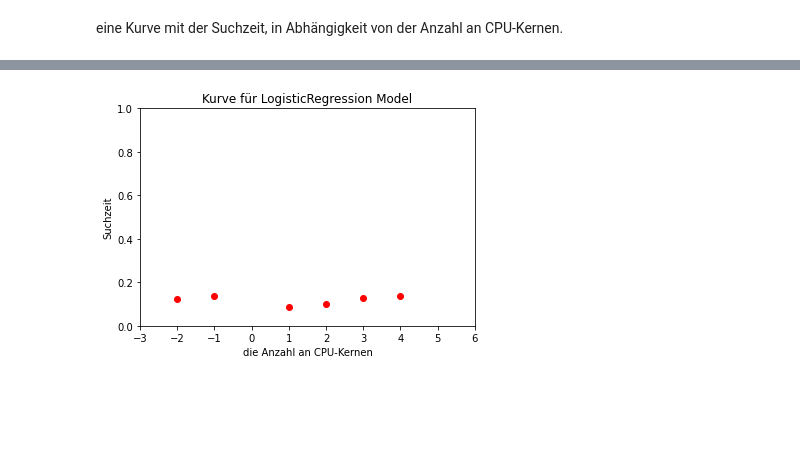
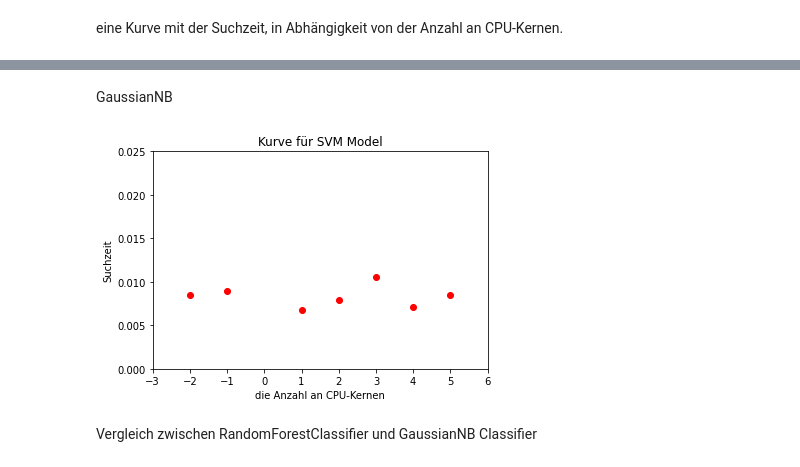
Before and after one commit to zekssmy/lookatme, a Jupyter notebook: E1/solutions/A6.ipynb, the cells around one changed output, grey strips where cells are left out. Saved outputs shown, nothing was run; the diff lists cells and outputs as text; code cells hidden in the pictures; blank space fills up the shorter version.

```diff
--- a/E1/solutions/A6.ipynb
+++ b/E1/solutions/A6.ipynb
@@ -18,7 +18,7 @@ from joblib import Parallel
 # %%
 # import data
 
-rice_df = pd.read_excel ('../dataset/Rice_Cammeo_Osmancik.xlsx')
+rice_df = pd.read_excel ('/Users/lenajd/Documents/python_work/Praktikum/Ex1/Rice_Dataset_Commeo_and_Osmancik/Rice_Cammeo_Osmancik.xlsx')
 # %% [markdown]
 Die Beschreibung des Datensatzes lautet wie folgt:
 # %%
@@ -522,17 +520,23 @@ plt.show()
+# %% [markdown]
+GaussianNB
 # %%
+# GaussianNB kann sehr schnell laufen
+
 fig, ax = plt.subplots()
-plt.title('Kurve für LogisticRegression Model')
+plt.title('Kurve für SVM Model')
 plt.xlabel('die Anzahl an CPU-Kernen')
 plt.ylabel('Suchzeit')
-ax.set(xlim = (-3, 6), ylim=(0, 1))
+ax.set(xlim = (-3, 6), ylim = (0, 0.025))
 
 i = -2
-for i in range(-2, 5):
+for i in range(-2, 6):
     if i == 0:
         continue
-    clf2 = GridSearchCV(estimator = svm.SVC(), param_grid = {}, n_jobs = i).fit(X_train, y_train)
+    clf2 = GridSearchCV(estimator = GaussianNB(), param_grid = {}, n_jobs = i).fit(X_train, y_train)
     results2 = pd.DataFrame(clf2.cv_results_).mean_fit_time
     ax.plot(i, results2, 'ro')
     i = i + 1
 # %% [output]
-[figure, old version]
+[figure, new version]
+# %% [markdown]
+Vergleich zwischen RandomForestClassifier und GaussianNB Classifier
```
Also changed, not shown: parts of 45 cells of this notebook.
